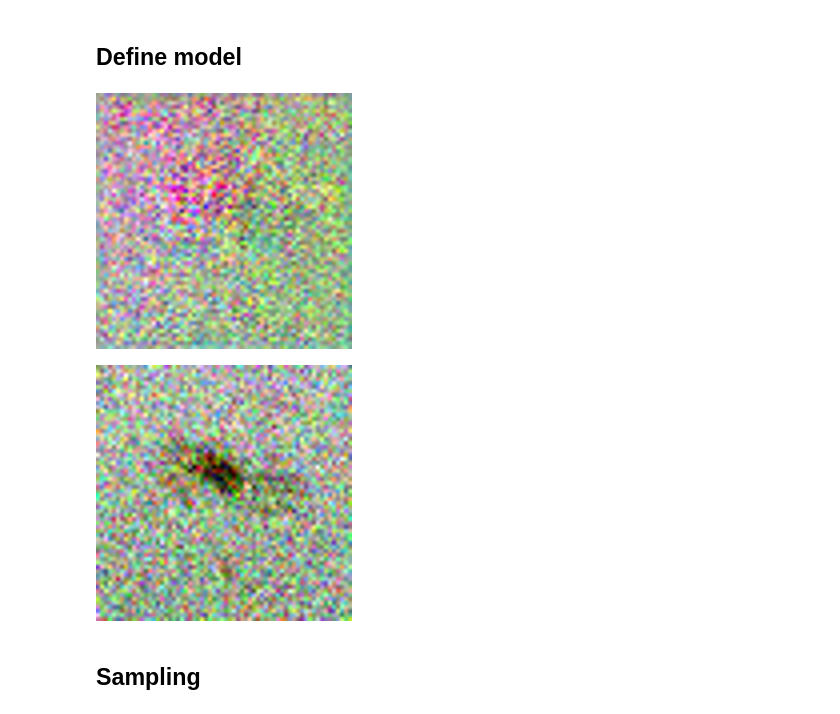
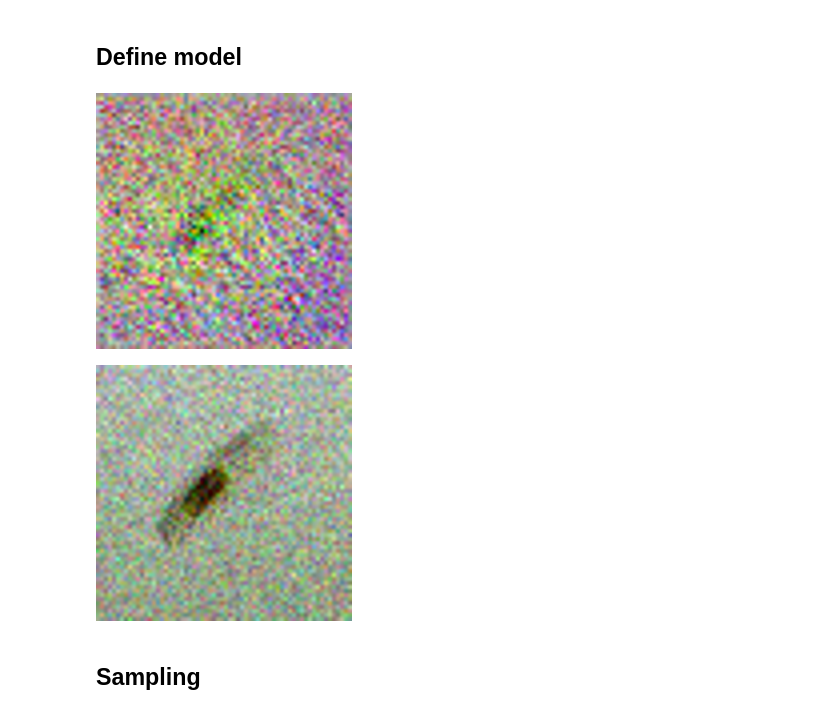
Before and after one commit to parameterized/micro-sim, a Jupyter notebook: notebooks/Controllable.ipynb, the cells around one changed output. Drawn from its saved outputs; the diff is of its cells as text; code cells hidden in the pictures.

```diff
--- a/notebooks/Controllable.ipynb
+++ b/notebooks/Controllable.ipynb
@@ -144,21 +155,25 @@ class Dataset():
 
         self.mean = imgs.mean(dim=(0, 2, 3))
         # self.std = imgs.std(dim=(0, 2, 3))
-        # actual std around .1, but this works better
+        # actual std is around .1 but this works much better
         self.std = torch.full((3,), .5)
         self.frame_count = imgs.shape[0]
 
-        self.norm = transforms.Normalize(self.mean, self.std)
-        self.denorm = transforms.Normalize(-self.mean / self.std, 1 / self.std)
+        self.norm = Normalize(self.mean, self.std)
+        self.denorm = Normalize(-self.mean / self.std, 1 / self.std)
 
         self.imgs = self.norm(self.imgs)
 
     def sample(self, start_frames, num_frames=None):
+        """
+        Sample dataset at given start frames
+        Returns: [imgs, embs, track]
+        """
         if num_frames is None:
             num_frames = cf.num_batch_frames
         frames = [
             [
-                getattr(self, prop)[start_frames + i].to(cf.device)
+                getattr(self, prop)[start_frames + i].to(cf.device).clone()
                 for i in range(num_frames)
             ] for prop in ['imgs', 'embs', 'track']
         ]
@@ -208,25 +223,29 @@ def process_dataset():
 
     for i in tqdm(range(int(cap.get(cv2.CAP_PROP_FRAME_COUNT)) - 1)):
         success, img = cap.read()
-        if not success:
+        if not success or i == 100:
             print(f'failed on {i}')
             break
 
         # crop and resize image
         img = cv2.cvtColor(img, cv2.COLOR_BGR2RGB)
-        img = transforms.functional.to_tensor(img)
+        img = to_tensor(img)
         # try to center subject in frame before cropping
         max_track = (vid_w - vid_h) // 2
         track_body_x = ((track[i, 0] - .5) * vid_h).clip(-max_track, max_track).item()
-        img = affine(img, 0, [round(-track_body_x), 0], 1, 0, InterpolationMode.BILINEAR)
+        affine_mat = get_affine_matrix2d(
+            translations=torch.tensor([[round(-track_body_x), 0]]),
+            center=torch.zeros(1, 2), scale=torch.ones(1, 2),
+            angle=torch.zeros(1))[:, :2]
+        img = warp_affine(img[None], affine_mat, img.shape[-2:])[0]
         tbx_normed = round(track_body_x) / vid_h
         track[i, 0] -= tbx_normed # body
         track[i, 3] += tbx_normed # cam
-        img = transforms.functional.center_crop(img, vid_h)
-        img = transforms.functional.to_pil_image(img)
+        img = center_crop(img, vid_h)
+        img = to_pil_image(img)
         # will train on random crops up to 2x scale
         img.thumbnail((cf.sample_size * 2,) * 2, Image.LANCZOS)
-        imgs.append(transforms.functional.to_tensor(img))
+        imgs.append(to_tensor(img))
 
         # generate localizing embedding image
         # body -> pixel
@@ -427,42 +475,41 @@ model = UNet2DModel(
     in_channels=3 + 3 + 3 + cf.num_memory_h,
     # xt_noise, mem_x
     out_channels=3 + cf.num_memory_x,
     layers_per_block=cf.layers_per_block,
     block_out_channels=cf.block_out_channels,
     down_block_types=cf.down_block_types,
     up_block_types=cf.up_block_types
 ).to(cf.device)
 
 memory_model = MemoryModel().to(cf.device)
 
 noise_scheduler = DDIMScheduler(num_train_timesteps=cf.num_train_timesteps)
-noise_scheduler.set_timesteps(num_inference_steps=cf.num_inference_steps)
 
 opt = torch.optim.AdamW(chain(
     model.parameters(), memory_model.parameters()
 ), lr=cf.lr)
 lr_scheduler = get_cosine_schedule_with_warmup(
     optimizer=opt,
     num_warmup_steps=cf.num_warmup_steps,
     num_training_steps=cf.num_training_steps
 )
 loss_fn = nn.MSELoss()
 losses = []
 
 pool = Pool()
 
-x, local_embs, track, memory, is_first = pool.sample(torch.tensor([0]))
-x = torch.cat([x[:, 1], local_embs[:, 1], x[:, 0], memory], dim=1)
+imgs, embs, memory = pool.sample(torch.tensor([0]))
+x = torch.cat([imgs[:, 1], embs[:, 1], imgs[:, 0], memory], dim=1)
 display.display(dataset.tensor_to_img(
     model(x, timestep=0)['sample'][0, :3]).resize((256, 256)))
 
-noise = torch.randn_like(x)
-timesteps = torch.tensor([100], dtype=torch.long, device=cf.device)
-noisy_image = noise_scheduler.add_noise(x, noise, timesteps)
-display.display(dataset.tensor_to_img(noisy_image[0, :3]).resize((256, 256)))
+noise = torch.randn_like(imgs[0, 1])
+timesteps = torch.tensor([50], dtype=torch.long, device=cf.device)
+noisy_image = noise_scheduler.add_noise(imgs[0, 1], noise, timesteps)
+display.display(dataset.tensor_to_img(noisy_image).resize((256, 256)))
 # %% [output]
-[figure, old version]
+[figure, new version]
-[figure, old version]
+[figure, new version]
 # %% [markdown]
 ## Sampling
 # %%
```
Also changed, not shown: parts of 7 cells of this notebook.
